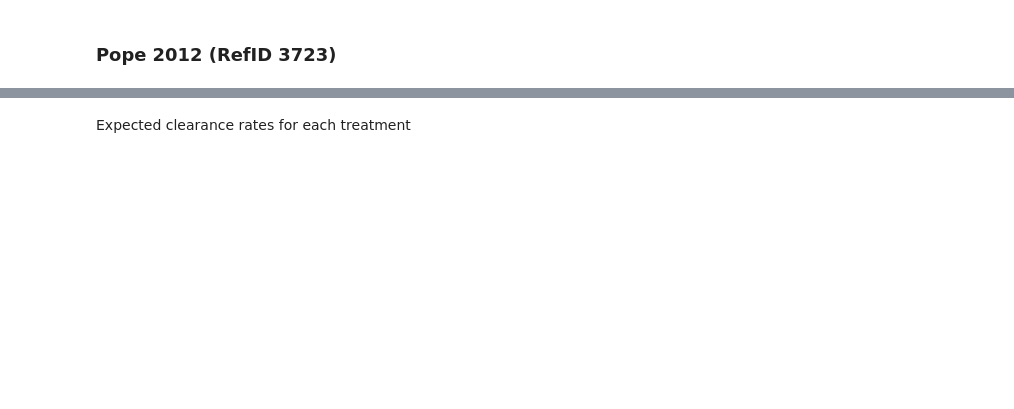
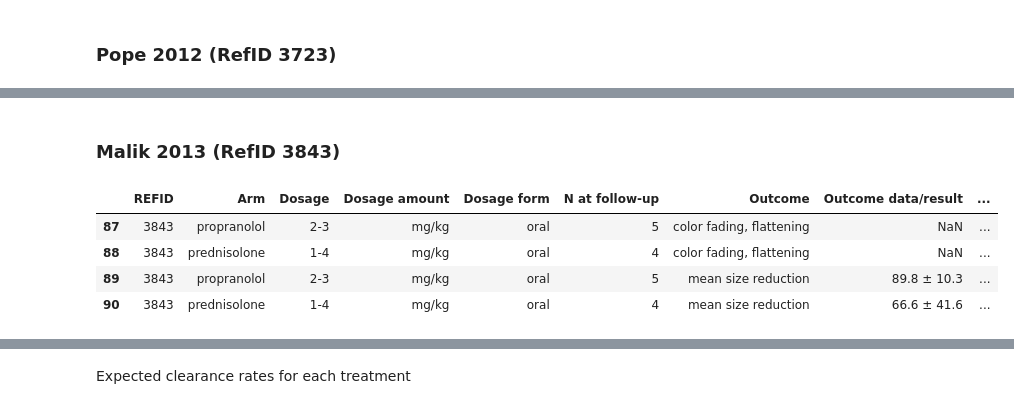
Before and after one commit to VanderbiltPopHealthSci/IH_meta-analysis, a Jupyter notebook: Infantile Hemangioma Meta-analysis.ipynb, the cells around one changed output, grey strips where cells are left out. Saved outputs shown, nothing was run; the diff lists cells and outputs as text; code cells hidden in the pictures; blank space fills up the shorter version.

```diff
--- a/Infantile Hemangioma Meta-analysis.ipynb
+++ b/Infantile Hemangioma Meta-analysis.ipynb
@@ -894,0 +920,10 @@ propranolol_obs_3723 = pm.Normal('propranolol_obs_3723', mu_propranolol_3723, pr
+# %% [markdown]
+### Malik 2013 (RefID 3843)
+# %%
+kq2_outcomes[kq2_outcomes.REFID==3843][subset_cols]
+# %% [output]
+|  | REFID | Arm | Dosage | Dosage amount | Dosage form | N at follow-up | Outcome | Outcome data/result | ... |
+| 87 | 3843 | propranolol | 2-3 | mg/kg | oral | 5 | color fading, flattening | NaN | ... |
+| 88 | 3843 | prednisolone | 1-4 | mg/kg | oral | 4 | color fading, flattening | NaN | ... |
+| 89 | 3843 | propranolol | 2-3 | mg/kg | oral | 5 | mean size reduction | 89.8 ± 10.3 | ... |
+| 90 | 3843 | prednisolone | 1-4 | mg/kg | oral | 4 | mean size reduction | 66.6 ± 41.6 | ... |
```
Also changed, not shown: parts of 45 cells of this notebook, 1 other file.
